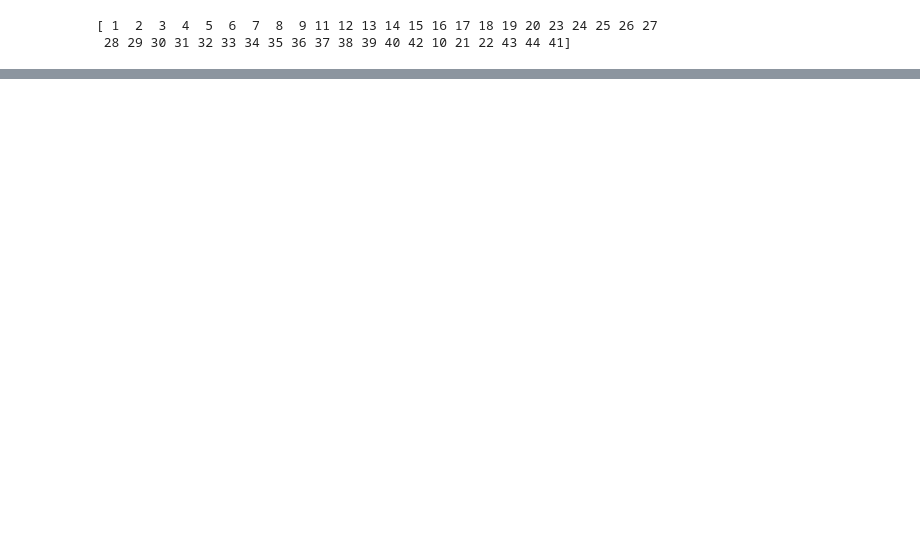
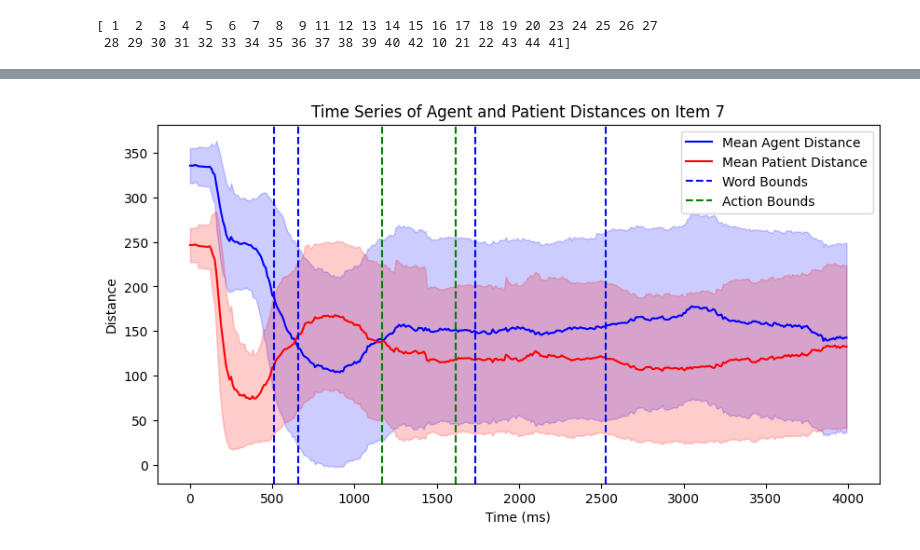
Before and after one commit to Yellowtintin/Clementine-Eye-tracking-thesis, a Jupyter notebook: Data_Exploration.ipynb, the cells around one changed output, grey strips where cells are left out. Drawn from its saved outputs; the diff is of its cells as text; code cells hidden in the pictures; blank space fills up the shorter version.

Commit message:
added graphs and deep learning file

```diff
--- a/Data_Exploration.ipynb
+++ b/Data_Exploration.ipynb
@@ -644,0 +883,69 @@ Name: count, dtype: int64
+# %%
+test_item = 7
+
+# Filter DataFrame for the test item
+edited_df = complete_df[complete_df['item'] == test_item]
+
+# Extract mean onsets and offsets
+the1_onset = results_df[results_df["item"] == test_item]["the1_onset"].mean()
+agent_onset = results_df[results_df["item"] == test_item]["agent_onset"].mean()
+agent_offset = results_df[results_df["item"] == test_item]["agent_offset"].mean()
+the2_onset = results_df[results_df["item"] == test_item]["the2_onset"].mean()
+patient_onset = results_df[results_df["item"] == test_item]["patient_onset"].mean()
+patient_offset = results_df[results_df["item"] == test_item]["patient_offset"].mean()
+
+# Convert 'a_dists' and 'b_dists' columns to NumPy arrays
+a_dists_array = np.array(edited_df['a_dists'].tolist(), dtype=np.float64)
+b_dists_array = np.array(edited_df['b_dists'].tolist(), dtype=np.float64)
+
+# Compute mean and variance while ignoring NaNs
+a_mean = np.nanmean(a_dists_array, axis=0)
+a_var = np.nanvar(a_dists_array, axis=0)
+
+b_mean = np.nanmean(b_dists_array, axis=0)
+b_var = np.nanvar(b_dists_array, axis=0)
+
+# Create time points (assuming 10ms intervals)
+time_points = np.arange(0, len(a_mean) * 10, 10)  # in milliseconds
+
+# Plot
+plt.figure(figsize=(10, 5))
+
+# Plot 'a_dists' in blue
+line1, = plt.plot(time_points, a_mean, label="Mean Agent Distance", color='b')
+plt.fill_between(time_points,
+                 a_mean - np.sqrt(a_var),
+                 a_mean + np.sqrt(a_var),
+                 color='b', alpha=0.2)
+
+# Plot 'b_dists' in red
+line2, = plt.plot(time_points, b_mean, label="Mean Patient Distance", color='r')
+plt.fill_between(time_points,
+                 b_mean - np.sqrt(b_var),
+                 b_mean + np.sqrt(b_var),
+                 color='r', alpha=0.2)
+
+# Add vertical lines for onsets and offsets
+line3 = plt.axvline(x=the1_onset, color='b', linestyle='--', label="The1 Onset")
+line4 = plt.axvline(x=agent_onset, color='b', linestyle='--', label="Agent Onset")
+line5 = plt.axvline(x=agent_offset, color='g', linestyle='--', label="Agent Offset")
+line6 = plt.axvline(x=the2_onset, color='g', linestyle='--', label="The2 Onset")
+line7 = plt.axvline(x=patient_onset, color='b', linestyle='--', label="Patient Onset")
+line8 = plt.axvline(x=patient_offset, color='b', linestyle='--', label="Patient Offset")
+
+# Remove grid lines
+plt.grid(False)
+
+# Include only certain items
+plt.legend([line1, line2, line4, line6],
+           ["Mean Agent Distance", "Mean Patient Distance", "Word Bounds", "Action Bounds"])
+
+# Labels and Title
+plt.xlabel("Time (ms)")
+plt.ylabel("Distance")
+plt.title(f"Time Series of Agent and Patient Distances on Item {test_item}")
+
+# Show the plot
+plt.show()
+# %% [output]
+[figure, added]
```
Also changed, not shown: parts of 15 cells of this notebook, 1 other file.
